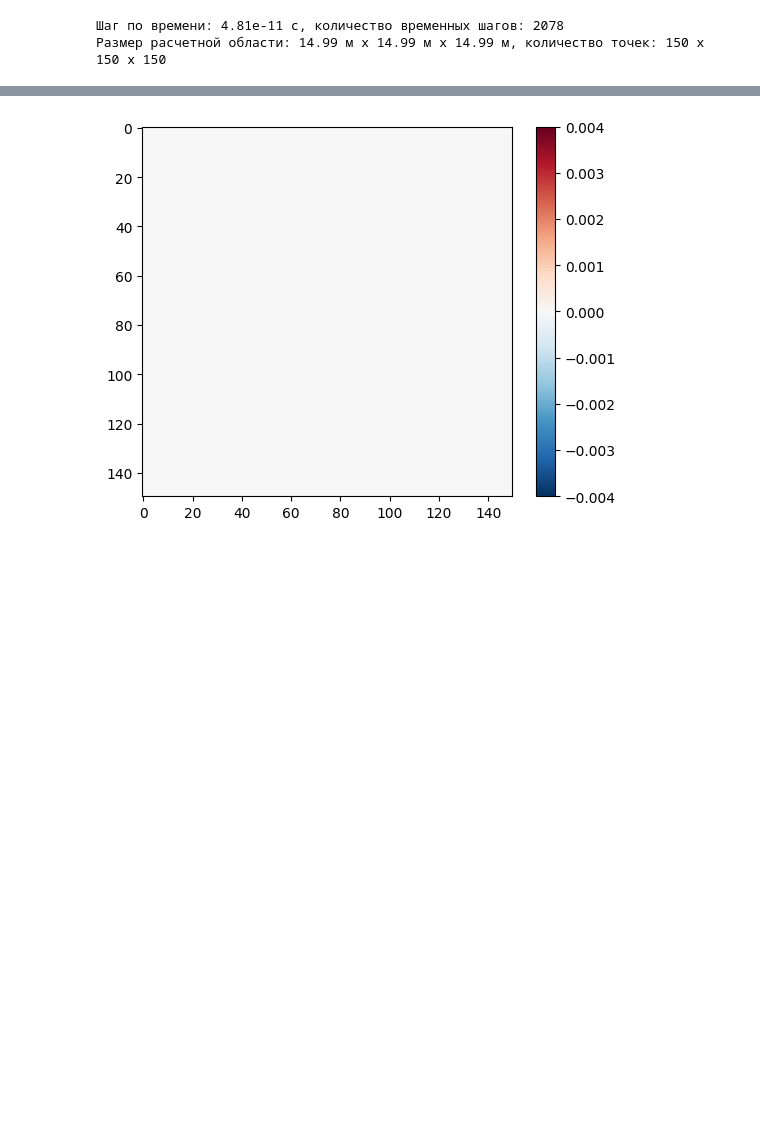
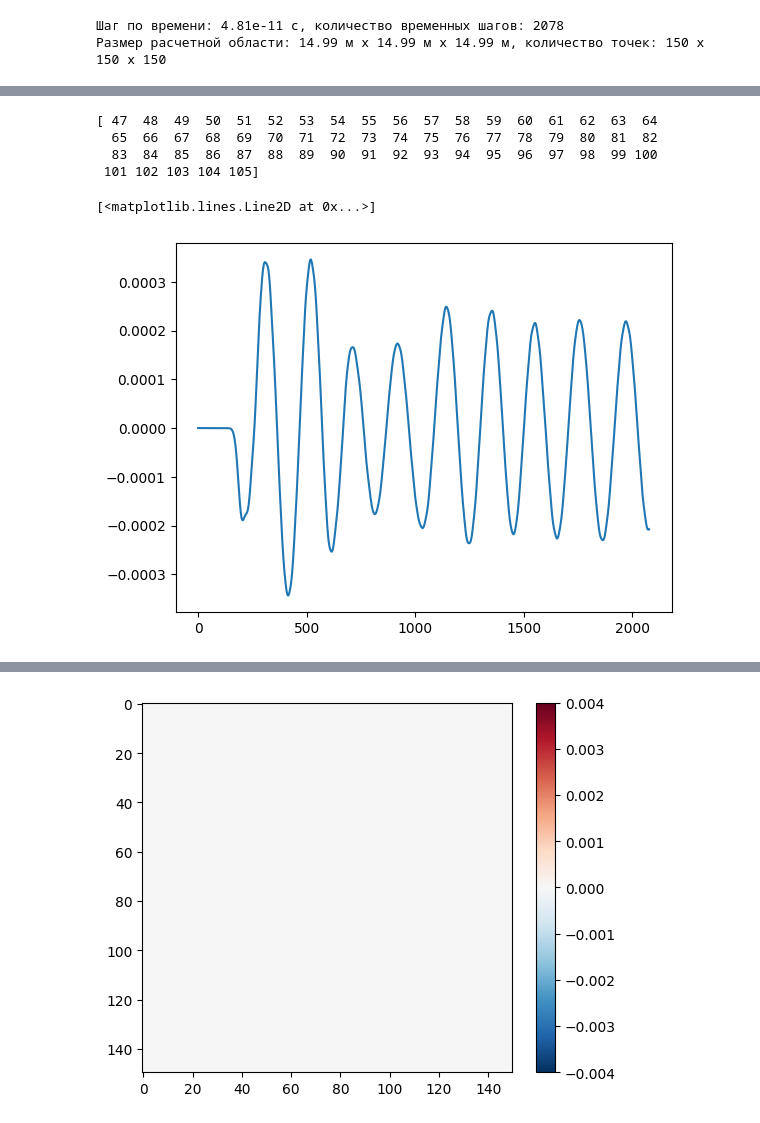
Before and after one commit to MikhailPolikarpov/Num_meth_8_sem, a Jupyter notebook: TDS_03.ipynb, the cells around one changed output, grey strips where cells are left out. Drawn from its saved outputs; the diff is of its cells as text; code cells hidden in the pictures; blank space fills up the shorter version.

```diff
--- a/TDS_03.ipynb
+++ b/TDS_03.ipynb
@@ -180,0 +211,10 @@ for i_t in tqdm.tqdm(range(nt)):
+# %%
+print(dipole_zindexes)
+plt.plot(J_dipole[:, 5])
+# %% [output]
+[ 47  48  49  50  51  52  53  54  55  56  57  58  59  60  61  62  63  64
+  65  66  67  68  69  70  71  72  73  74  75  76  77  78  79  80  81  82
+  83  84  85  86  87  88  89  90  91  92  93  94  95  96  97  98  99 100
+ 101 102 103 104 105]
+[<matplotlib.lines.Line2D at 0x...>]
+[figure, added]
```
Also changed, not shown: parts of 9 cells of this notebook, 2 other files.
